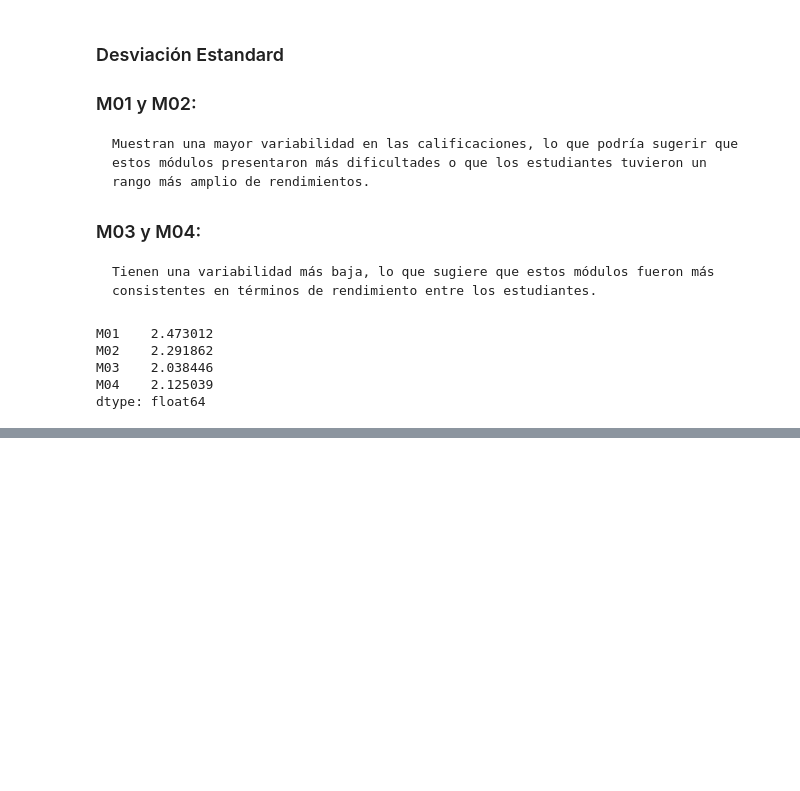
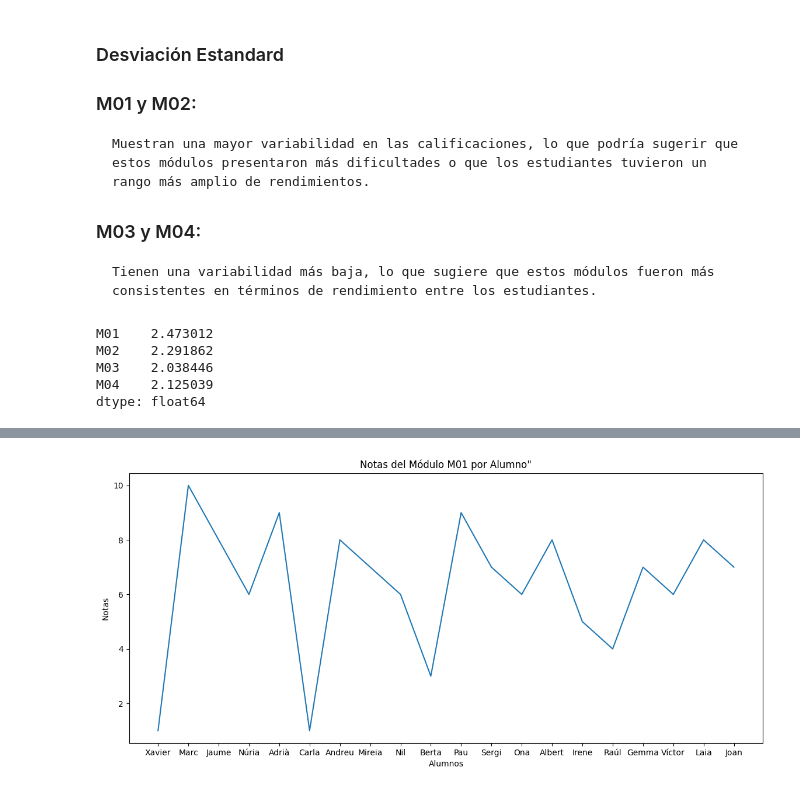
Before and after one commit to Bemen3M07/jupiter-logs-pandas-OmaimaBenHamouda, a Jupyter notebook: Pp4Part2.ipynb, the cells around one changed output, grey strips where cells are left out. Cells and saved outputs as stored; diff of their text form; code cells hidden in the pictures; blank space fills up the shorter version.

```diff
--- a/Pp4Part2.ipynb
+++ b/Pp4Part2.ipynb
@@ -232,0 +237,15 @@ dtype: float64
+# %%
+import matplotlib.pyplot as plt
+x = dataFrameAlumnos["Alumne"]
+y =  dataFrameAlumnos[["M01"]]
+plt.figure(figsize=(14, 6))
+
+plt.plot(x,y)
+plt.title('Notas del Módulo M01 por Alumno"')
+plt.xlabel('Alumnos')
+plt.ylabel('Notas')
+
+# Mostrar el gráfico
+plt.show()
+# %% [output]
+[figure, added]
```
Also changed, not shown: parts of 9 cells of this notebook.
